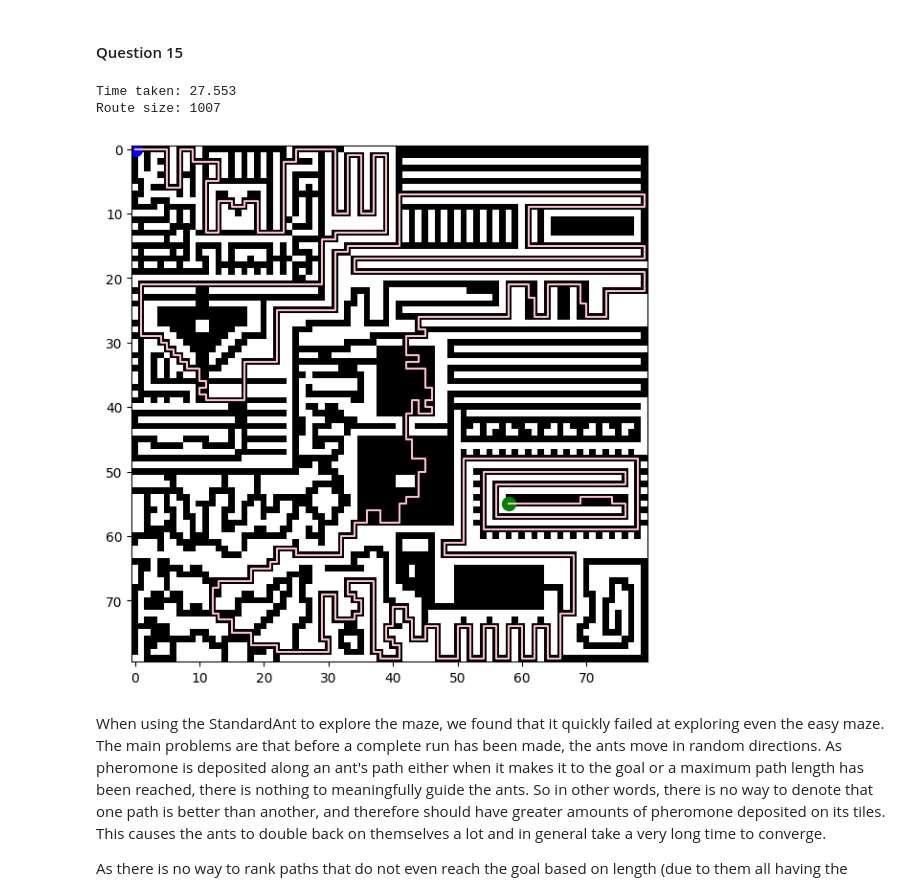
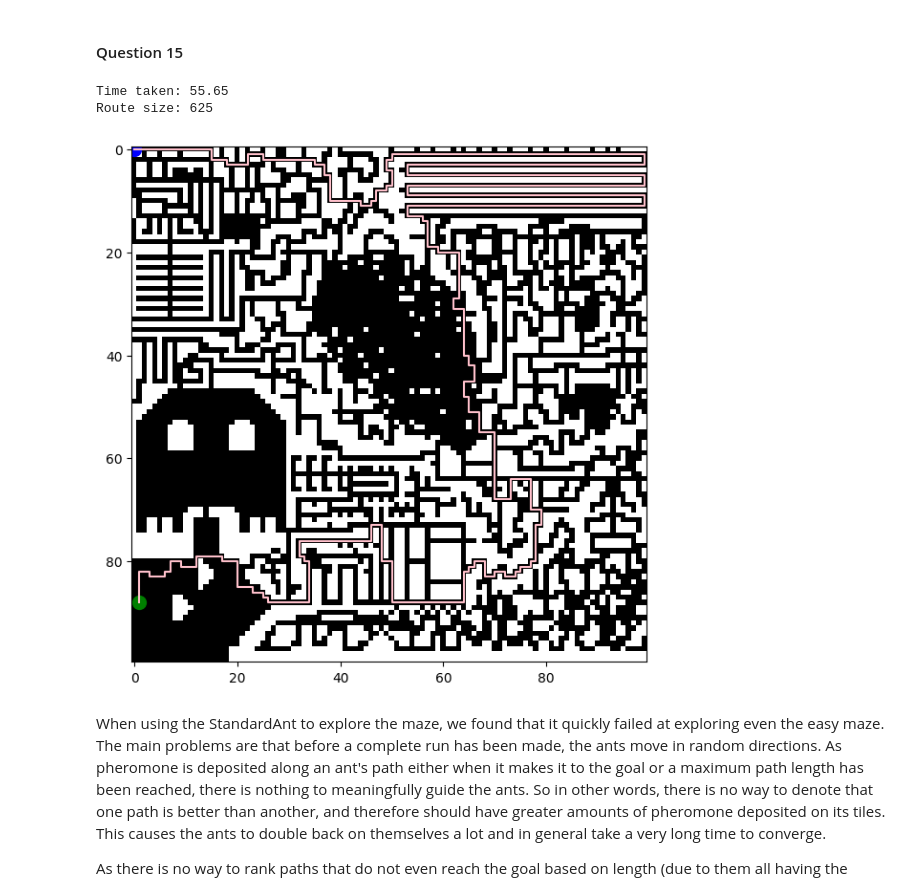
Before and after one commit to fusiatique/ci-assignments, a Jupyter notebook: assignment_2/src/Main.ipynb, the cells around one changed output. Drawn from its saved outputs; the diff is of its cells as text; code cells hidden in the pictures.

```diff
--- a/assignment_2/src/Main.ipynb
+++ b/assignment_2/src/Main.ipynb
@@ -718,8 +718,8 @@ q = 1600
 evap = 0.1
 
 # Construct the optimization objects
-maze = Maze.create_maze("./../data/easy_maze.txt")
-spec = PathSpecification.read_coordinates("./../data/easy_coordinates.txt")
+maze = Maze.create_maze("./../data/insane_maze.txt")
+spec = PathSpecification.read_coordinates("./../data/insane_coordinates.txt")
 aco = AntColonyOptimization(maze, ants_per_gen, no_gen, q, evap)
 
 start_time = int(round(time.time() * 1000))
@@ -923,31 +921,31 @@ class IntelligentAntColonyOptimization:
 # %%
 ants_per_gen = 20
 no_gen = 20
 q = 1600
 evap = 0.2
 alpha = 3
 beta = 3
 memory_penalty = 0.01
 memory_size = 20
 greedy = 0.01
 
 # Construct/overwrite the optimization objects
-maze = Maze.create_maze("./../data/hard_maze.txt", is_intelligent=True)
-spec = PathSpecification.read_coordinates("./../data/hard_coordinates.txt")
+maze = Maze.create_maze("./../data/insane_maze.txt", is_intelligent=True)
+spec = PathSpecification.read_coordinates("./../data/insane_coordinates.txt")
 aco = IntelligentAntColonyOptimization(maze, ants_per_gen, no_gen, q, evap, alpha, beta, memory_penalty, memory_size, greedy)
 
 start_time = int(round(time.time() * 1000))
 shortest_route = aco.find_shortest_route(spec)
 
 print("Time taken: " + str((int(round(time.time() * 1000)) - start_time) / 1000.0))
 print("Route size: " + str(shortest_route.size()))
 
 v = Visualizer()
 v.visualize_individual_path(maze, shortest_route, spec)
 # %% [output]
-Time taken: 27.553
-Route size: 1007
+Time taken: 55.65
+Route size: 625
-[figure, old version]
+[figure, new version]
 # %% [markdown]
 When using the StandardAnt to explore the maze, we found that it quickly failed at exploring even the easy maze. The main problems are that before a complete run has been made, the ants move in random directions. As pheromone is deposited along an ant's path either when it makes it to the goal or a maximum path length has been reached, there is nothing to meaningfully guide the ants. So in other words, there is no way to denote that one path is better than another, and therefore should have greater amounts of pheromone deposited on its tiles. This causes the ants to double back on themselves a lot and in general take a very long time to converge.
 
```
Also changed, not shown: parts of 1 cell of this notebook.
